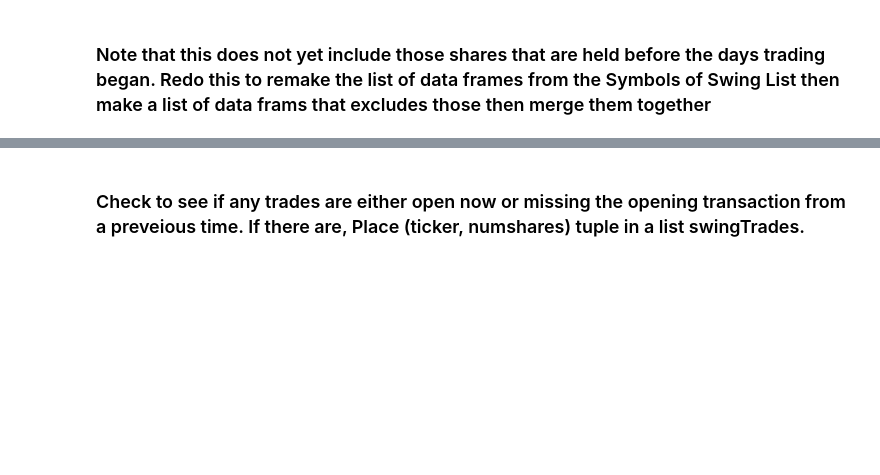
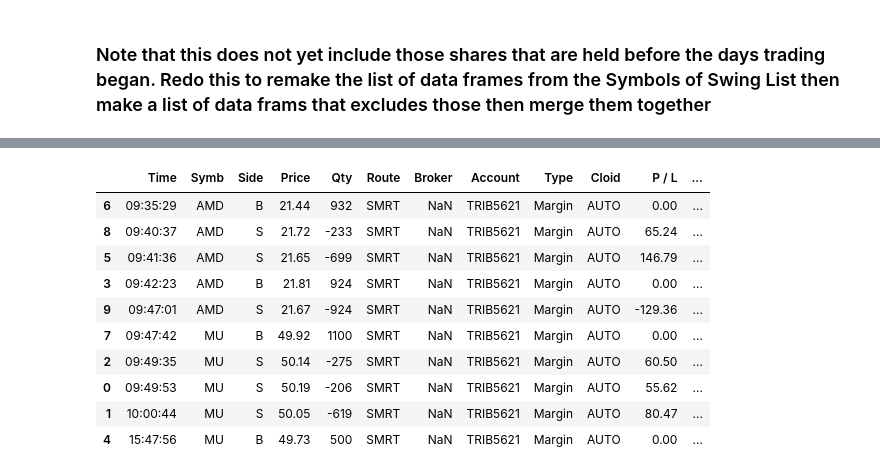
Before and after one commit to MikePia/structjour, a Jupyter notebook: trade.ipynb, the cells around one changed output, grey strips where cells are left out. Cells and saved outputs as stored; diff of their text form; code cells hidden in the pictures; blank space fills up the shorter version.

```diff
--- a/trade.ipynb
+++ b/trade.ipynb
@@ -283,9 +428,19 @@ trades = trades.sort_values(['Symb', 'Time'])
 # %%
 trades = mkShortsNegative(trades, 'Side', 'Qty')
 # %%
-trades.head()
+trades
+# %% [output]
+|  | Time | Symb | Side | Price | Qty | Route | Broker | Account | Type | Cloid | P / L | ... |
+| 6 | 09:35:29 | AMD | B | 21.44 | 932 | SMRT | NaN | TRIB5621 | Margin | AUTO | 0.00 | ... |
+| 8 | 09:40:37 | AMD | S | 21.72 | -233 | SMRT | NaN | TRIB5621 | Margin | AUTO | 65.24 | ... |
+| 5 | 09:41:36 | AMD | S | 21.65 | -699 | SMRT | NaN | TRIB5621 | Margin | AUTO | 146.79 | ... |
+| 3 | 09:42:23 | AMD | B | 21.81 | 924 | SMRT | NaN | TRIB5621 | Margin | AUTO | 0.00 | ... |
+| 9 | 09:47:01 | AMD | S | 21.67 | -924 | SMRT | NaN | TRIB5621 | Margin | AUTO | -129.36 | ... |
+| 7 | 09:47:42 | MU | B | 49.92 | 1100 | SMRT | NaN | TRIB5621 | Margin | AUTO | 0.00 | ... |
+| 2 | 09:49:35 | MU | S | 50.14 | -275 | SMRT | NaN | TRIB5621 | Margin | AUTO | 60.50 | ... |
+| 0 | 09:49:53 | MU | S | 50.19 | -206 | SMRT | NaN | TRIB5621 | Margin | AUTO | 55.62 | ... |
+| 1 | 10:00:44 | MU | S | 50.05 | -619 | SMRT | NaN | TRIB5621 | Margin | AUTO | 80.47 | ... |
+| 4 | 15:47:56 | MU | B | 49.73 | 500 | SMRT | NaN | TRIB5621 | Margin | AUTO | 0.00 | ... |
-# %% [markdown]
-### Check to see if any trades are either open now or missing the opening transaction from a preveious time. If there are, Place (ticker, numshares) tuple in a list swingTrades.
 # %%
 swingTrade = getOvernightTrades(trades)
 # %%
```
Also changed, not shown: parts of 95 cells of this notebook, 1 other file.
